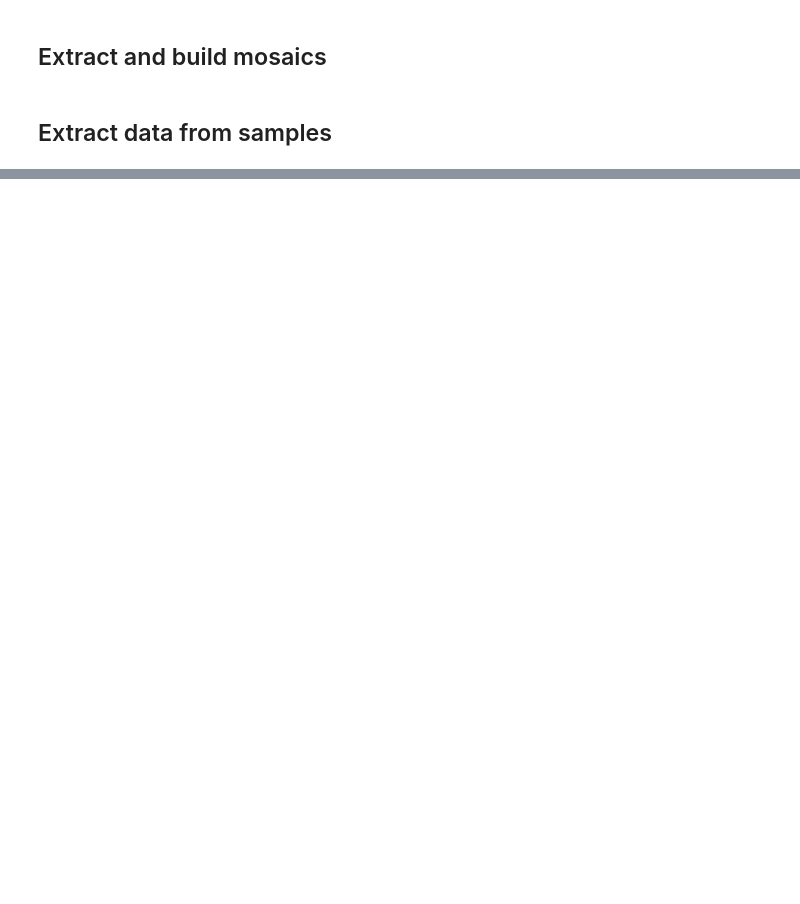
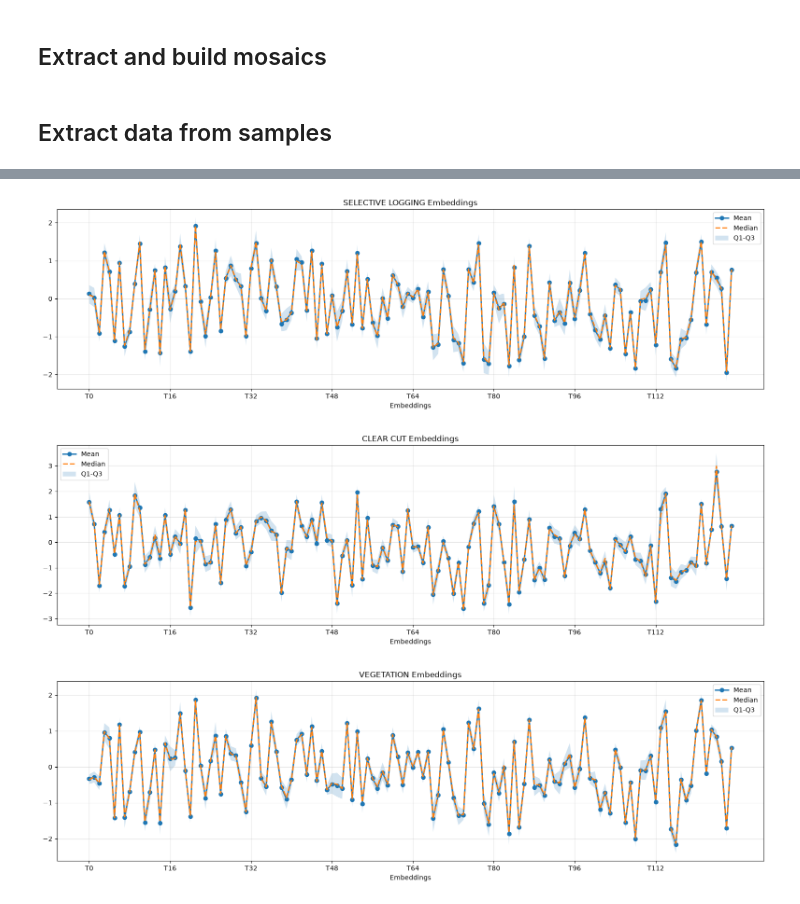
Before and after one commit to AbnerErnaniADSFatec/analise-disturbios-gfm, a Jupyter notebook: 4_tessera.ipynb, the cells around one changed output, grey strips where cells are left out. Saved outputs shown, nothing was run; the diff lists cells and outputs as text; code cells hidden in the pictures; blank space fills up the shorter version.

```diff
--- a/4_tessera.ipynb
+++ b/4_tessera.ipynb
@@ -56,7 +56,7 @@ mosaics = {}
 
 bands = [1,2,3]
 
-resample = True
+resample = False
 rgb = False
 pca = False
 validate = False
@@ -156,10 +156,8 @@ for year in years_:
                     file.write(f"Saving TESSERA PCA data {year} for {tile_id}...\n\n")
                 tessera_mosaic_embeddings_pca_rgb.rio.to_raster(output_path_emb_raster_pca, compress="lzw")
 
-        tessera_mosaic_embeddings = tessera_mosaic_embeddings.rio.reproject(WGS84_WKT)
-        tessera_mosaic_embeddings_pca_rgb = tessera_mosaic_embeddings_pca_rgb.rio.reproject(WGS84_WKT)
-
         if rgb:
+            tessera_mosaic_embeddings = tessera_mosaic_embeddings.rio.reproject(WGS84_WKT)
             plot_xarray_(
                 tessera_mosaic_embeddings,
                 bands = bands,
@@ -168,6 +166,7 @@ for year in years_:
             )
 
         if pca:
+            tessera_mosaic_embeddings_pca_rgb = tessera_mosaic_embeddings_pca_rgb.rio.reproject(WGS84_WKT)
             plot_xarray_(
                 tessera_mosaic_embeddings_pca_rgb,
                 title=f"Tessera PCA RGB {year} Tile {tile.iloc[0].id}",
@@ -216,7 +357,11 @@ for year in years_:
 # %%
-samples_embeddings = samples_test_tile.copy()
+samples_embeddings = samples[2022]["C51L41"].copy()
 labels = set(samples_embeddings["label"])
 column_names = [f"T{i}" for i in range(128)]
 for label in labels:
     data_ = samples_embeddings[samples_embeddings["label"] == label]
     generatePlotFigPatterns(data_[column_names], label)
+# %% [output]
+[figure, added]
+[figure, added]
+[figure, added]
```
Also changed, not shown: parts of 1 cell of this notebook, 32 other files.
